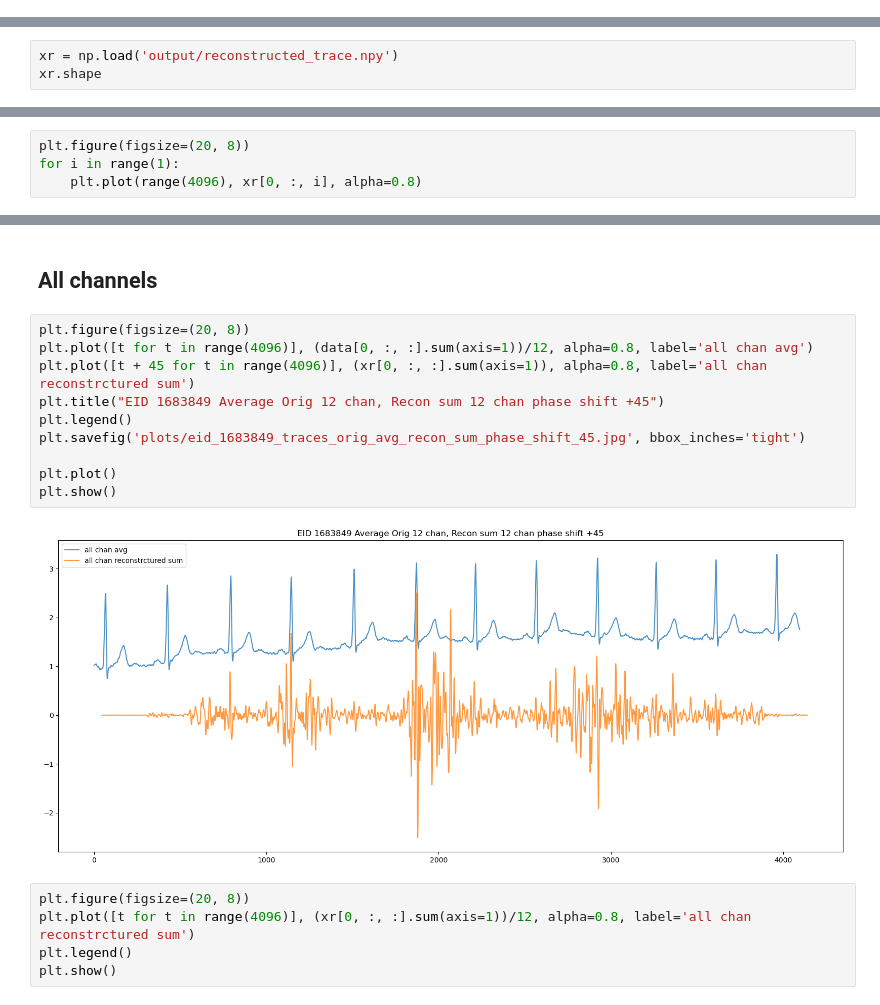
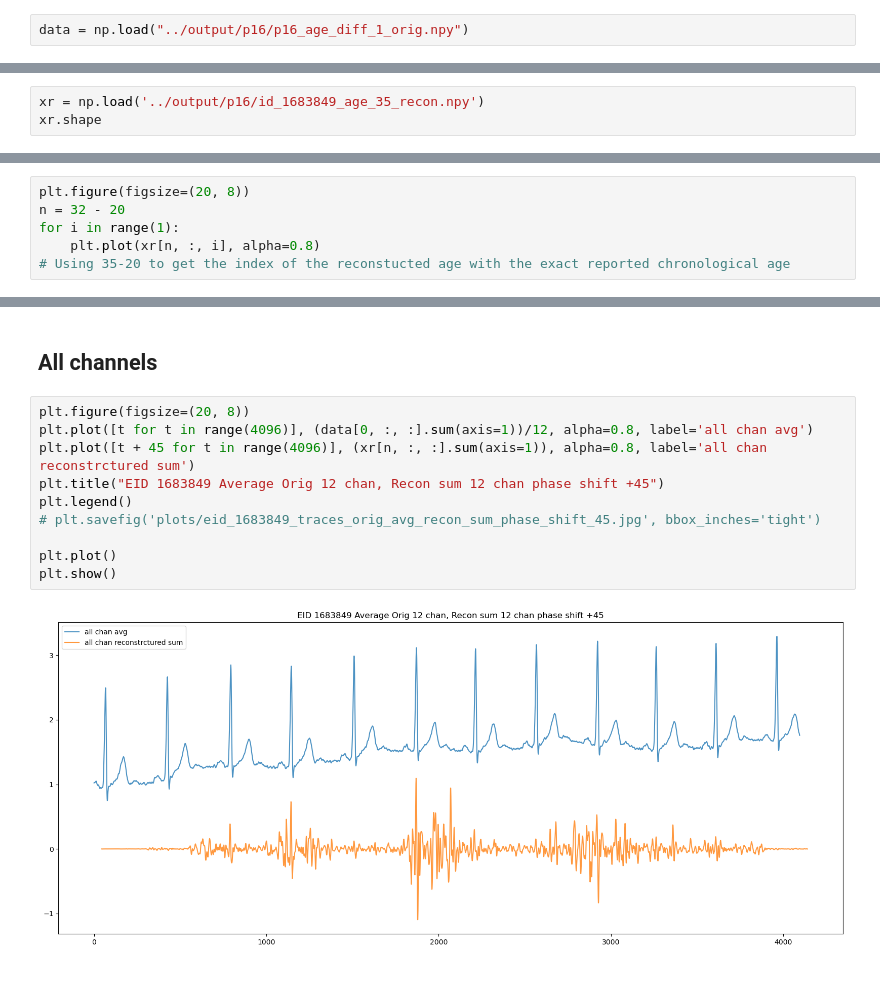
Before and after one commit to sanhitamj/ecg_unravel, a Jupyter notebook: notebooks/part16.ipynb, the cells around one changed output, grey strips where cells are left out. Cells and saved outputs as stored; diff of their text form.

```diff
--- a/notebooks/part16.ipynb
+++ b/notebooks/part16.ipynb
@@ -49,3 +84,5 @@ df_16.head()
+# %%
+data = np.load("../output/p16/p16_age_diff_1_orig.npy")
 # %%
 data.shape
 # %% [output]
@@ -72,4 +113,4 @@ for i in range(1):
 # %%
-xr = np.load('output/reconstructed_trace.npy')
+xr = np.load('../output/p16/id_1683849_age_35_recon.npy')
 xr.shape
 # %% [output]
@@ -77,5 +120,7 @@ xr.shape
 # %%
 plt.figure(figsize=(20, 8))
+n = 32 - 20
 for i in range(1):
-    plt.plot(range(4096), xr[0, :, i], alpha=0.8)
+    plt.plot(xr[n, :, i], alpha=0.8)
+# Using 35-20 to get the index of the reconstucted age with the exact reported chronological age
 # %% [output]
@@ -134,17 +141,12 @@ plt.show()
 # %%
 plt.figure(figsize=(20, 8))
 plt.plot([t for t in range(4096)], (data[0, :, :].sum(axis=1))/12, alpha=0.8, label='all chan avg')
-plt.plot([t + 45 for t in range(4096)], (xr[0, :, :].sum(axis=1)), alpha=0.8, label='all chan reconstrctured sum')
+plt.plot([t + 45 for t in range(4096)], (xr[n, :, :].sum(axis=1)), alpha=0.8, label='all chan reconstrctured sum')
 plt.title("EID 1683849 Average Orig 12 chan, Recon sum 12 chan phase shift +45")
 plt.legend()
-plt.savefig('plots/eid_1683849_traces_orig_avg_recon_sum_phase_shift_45.jpg', bbox_inches='tight')
+# plt.savefig('plots/eid_1683849_traces_orig_avg_recon_sum_phase_shift_45.jpg', bbox_inches='tight')
 
 plt.plot()
 plt.show()
 # %% [output]
-[figure, old version]
+[figure, new version]
-# %%
-plt.figure(figsize=(20, 8))
-plt.plot([t for t in range(4096)], (xr[0, :, :].sum(axis=1))/12, alpha=0.8, label='all chan reconstrctured sum')
-plt.legend()
-plt.show()
```
Also changed, not shown: parts of 35 cells of this notebook, 6 other files.
